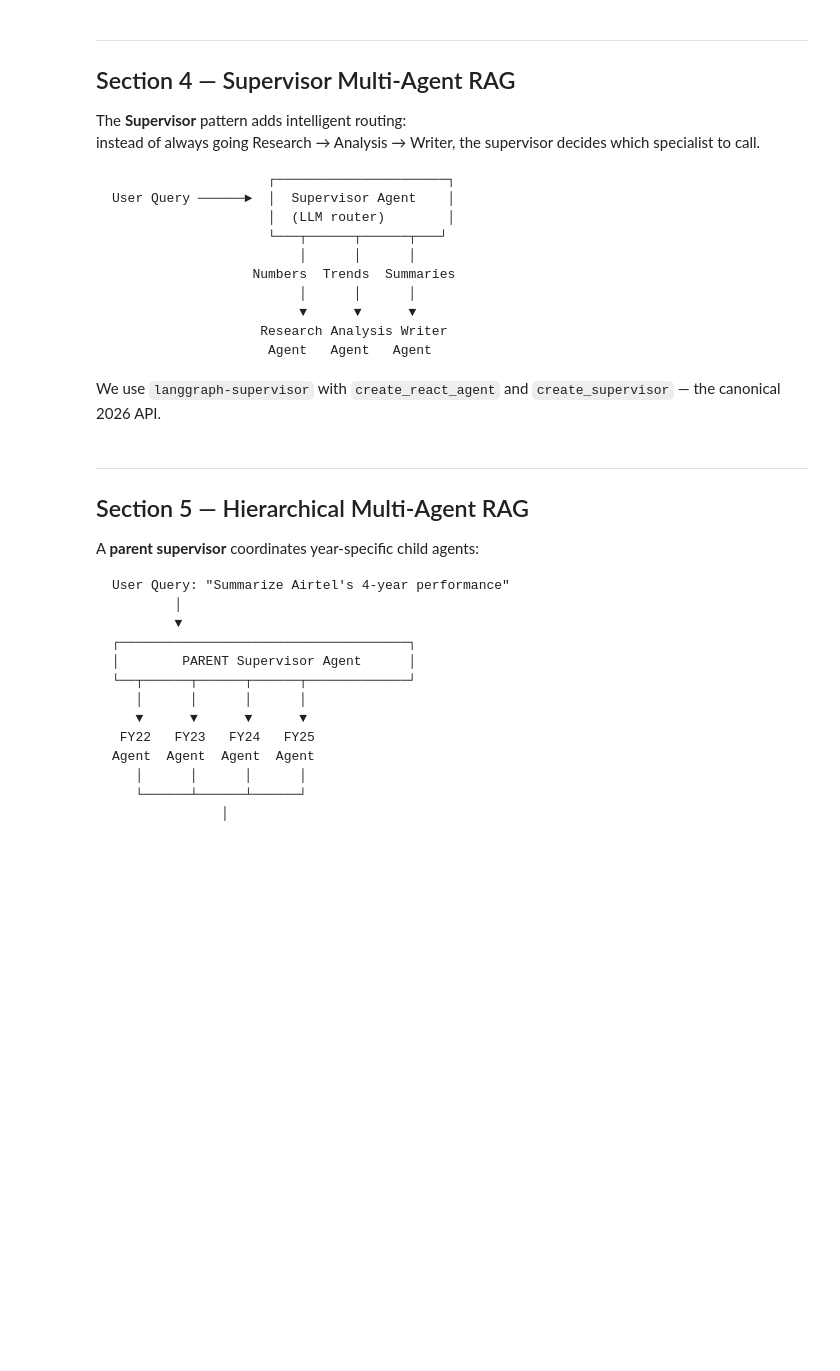
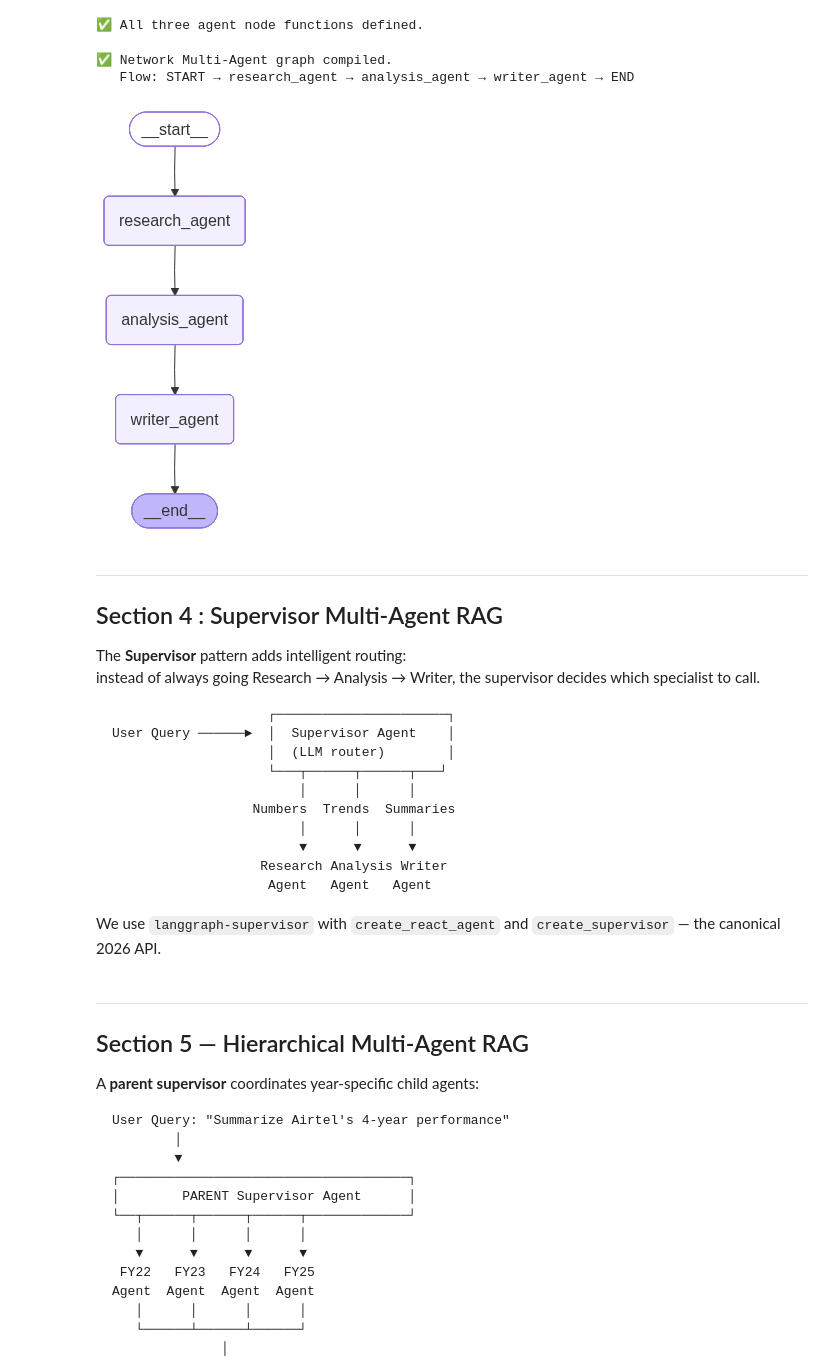
Before and after one commit to Pradipwasre/GenAI, a Jupyter notebook: LangGraph/Multi-Agent RAG/MultiAgent_RAG_Financials_BhartiAirtel.ipynb, the cells around one changed output. Cells and saved outputs as stored; diff of their text form; code cells hidden in the pictures; blank space fills up the shorter version.

```diff
--- a/LangGraph/Multi-Agent RAG/MultiAgent_RAG_Financials_BhartiAirtel.ipynb
+++ b/LangGraph/Multi-Agent RAG/MultiAgent_RAG_Financials_BhartiAirtel.ipynb
@@ -178,7 +231,7 @@ retriever = vectorstore.as_retriever(
 # Groq LLM
 llm = ChatGroq(
     model=LLM_MODEL,
-    temperature=0.1,
+    temperature=0.3,
     api_key=GROQ_API_KEY
 )
 
@@ -350,6 +426,8 @@ def writer_agent_node(state: NetworkAgentState) -> NetworkAgentState:
     return {**state, "final_report": report}
 
 print("✅ All three agent node functions defined.")
+# %% [output]
+✅ All three agent node functions defined.
 # %%
 # ─────────────────────────────────────────────────────────────
 # 3.3  Build and Compile the Network Graph
@@ -373,6 +451,13 @@ network_graph = network_builder.compile()
 
 print("✅ Network Multi-Agent graph compiled.")
 print("   Flow: START → research_agent → analysis_agent → writer_agent → END")
+# %% [output]
+✅ Network Multi-Agent graph compiled.
+   Flow: START → research_agent → analysis_agent → writer_agent → END
+# %%
+network_graph
+# %% [output]
+[figure, added]
 # %%
 # ─────────────────────────────────────────────────────────────
 # 3.4  Run the Network RAG Pipeline
@@ -402,7 +487,7 @@ print("─"*65)
 print(result["final_report"])
 # %% [markdown]
 ---
-## Section 4 — Supervisor Multi-Agent RAG
+## Section 4 : Supervisor Multi-Agent RAG
 
 The **Supervisor** pattern adds intelligent routing:
 instead of always going Research → Analysis → Writer, the supervisor decides which specialist to call.
```
Also changed, not shown: parts of 13 cells of this notebook.
